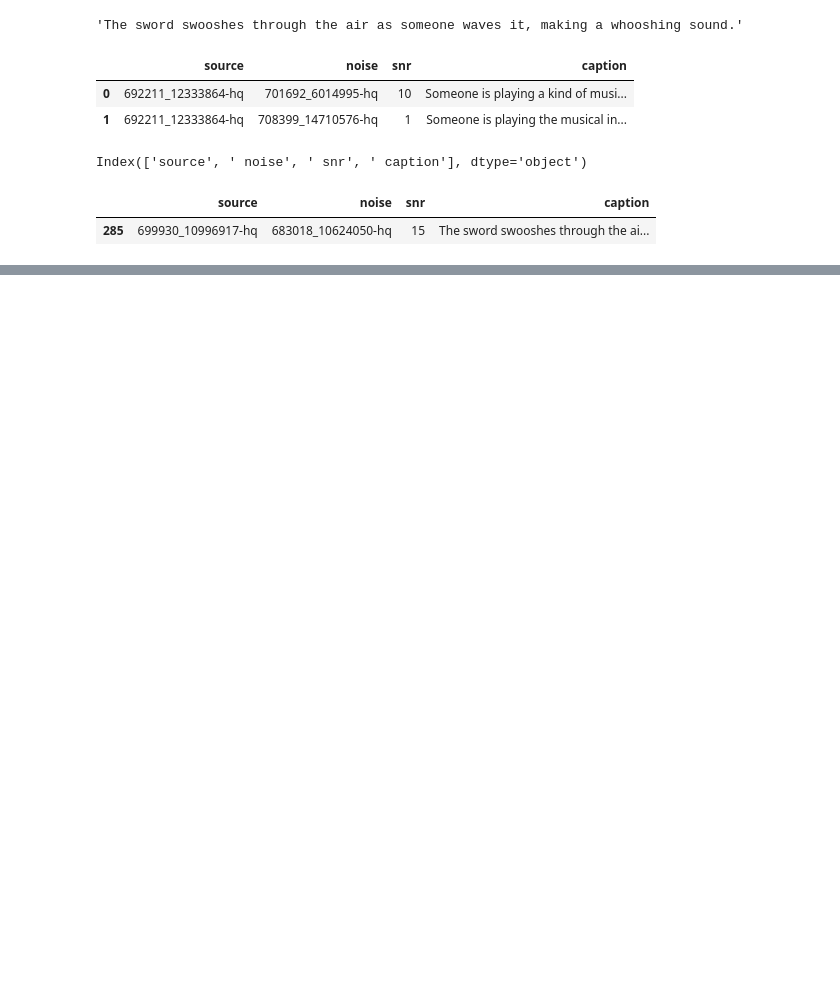
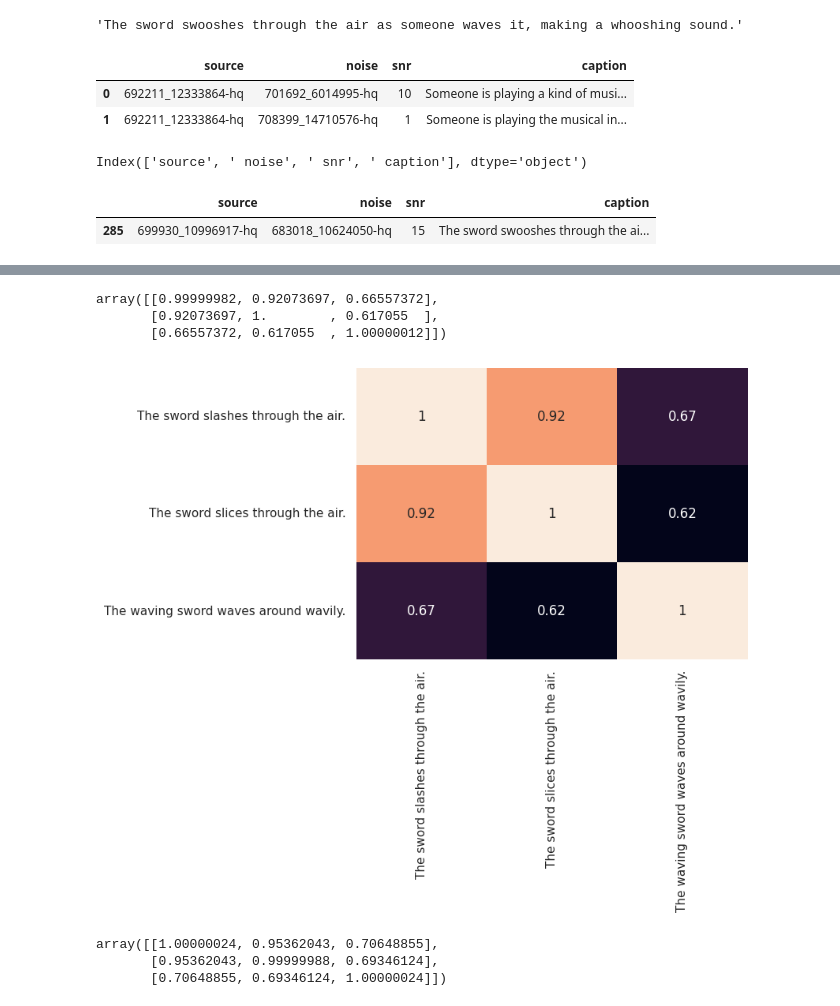
Before and after one commit to Vincent-La/lass-final-project, a Jupyter notebook: caption_engineering.ipynb, the cells around one changed output, grey strips where cells are left out. Cells and saved outputs as stored; diff of their text form; code cells hidden in the pictures; blank space fills up the shorter version.

Commit message:
some confusion matrices for comparing embeddings

```diff
--- a/caption_engineering.ipynb
+++ b/caption_engineering.ipynb
@@ -233,0 +237,31 @@ df_op.to_csv('results/op_sword_wave.csv', index = None)
+# %%
+captions = ['The sword slashes through the air.',
+            'The sword slices through the air.',
+            'The waving sword waves around wavily.',
+]
+# %%
+from models.clap_encoder import CLAP_Encoder
+clap_encoder = CLAP_Encoder(pretrained_path=clap_encoder_checkpoint_path).eval()
+clap_encoder.to('cuda')
+# %%
+caption_embeddings = []
+for caption in captions:
+    caption_embeddings.append(clap_encoder._get_text_embed([caption]).cpu())
+# %%
+c_matrix = np.zeros((3,3))
+for i in range(c_matrix.shape[0]):
+    for j in range(i,c_matrix.shape[1]):
+        c_matrix[i,j] = caption_embeddings[i] @ caption_embeddings[j].T
+        c_matrix[j,i] = caption_embeddings[i] @ caption_embeddings[j].T
+# %%
+c_matrix
+# %% [output]
+array([[0.99999982, 0.92073697, 0.66557372],
+       [0.92073697, 1.        , 0.617055  ],
+       [0.66557372, 0.617055  , 1.00000012]])
+# %%
+sns.set_theme()
+sns.heatmap(c_matrix, xticklabels=captions, yticklabels=captions, annot=True, cbar=False)
+plt.savefig('plots/clap_cmatrix.png', dpi=600)
+# %% [output]
+[figure, added]
@@ -233,0 +290,6 @@ df_op.to_csv('results/op_sword_wave.csv', index = None)
+# %%
+c_matrix
+# %% [output]
+array([[1.00000024, 0.95362043, 0.70648855],
+       [0.95362043, 0.99999988, 0.69346124],
+       [0.70648855, 0.69346124, 1.00000024]])
```
Also changed, not shown: parts of 10 cells of this notebook, 2 other files.
